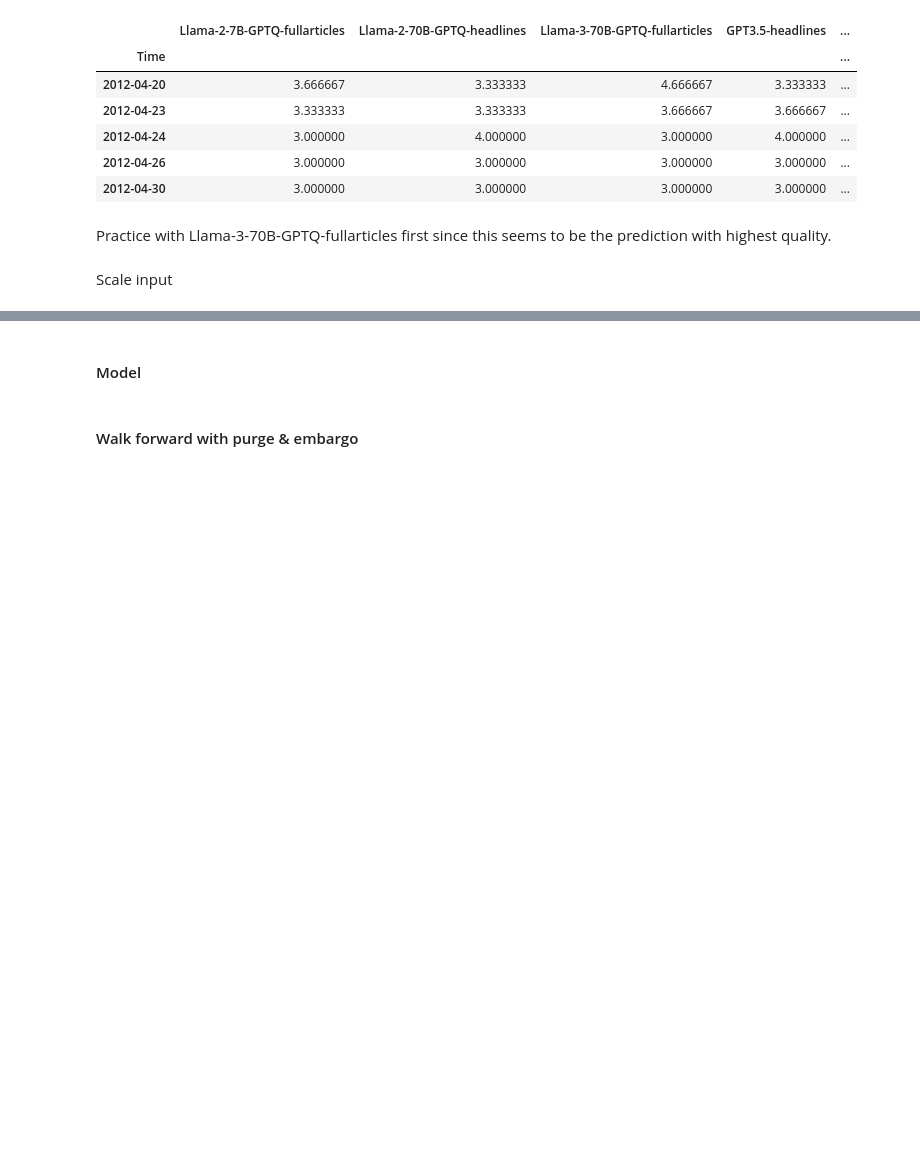
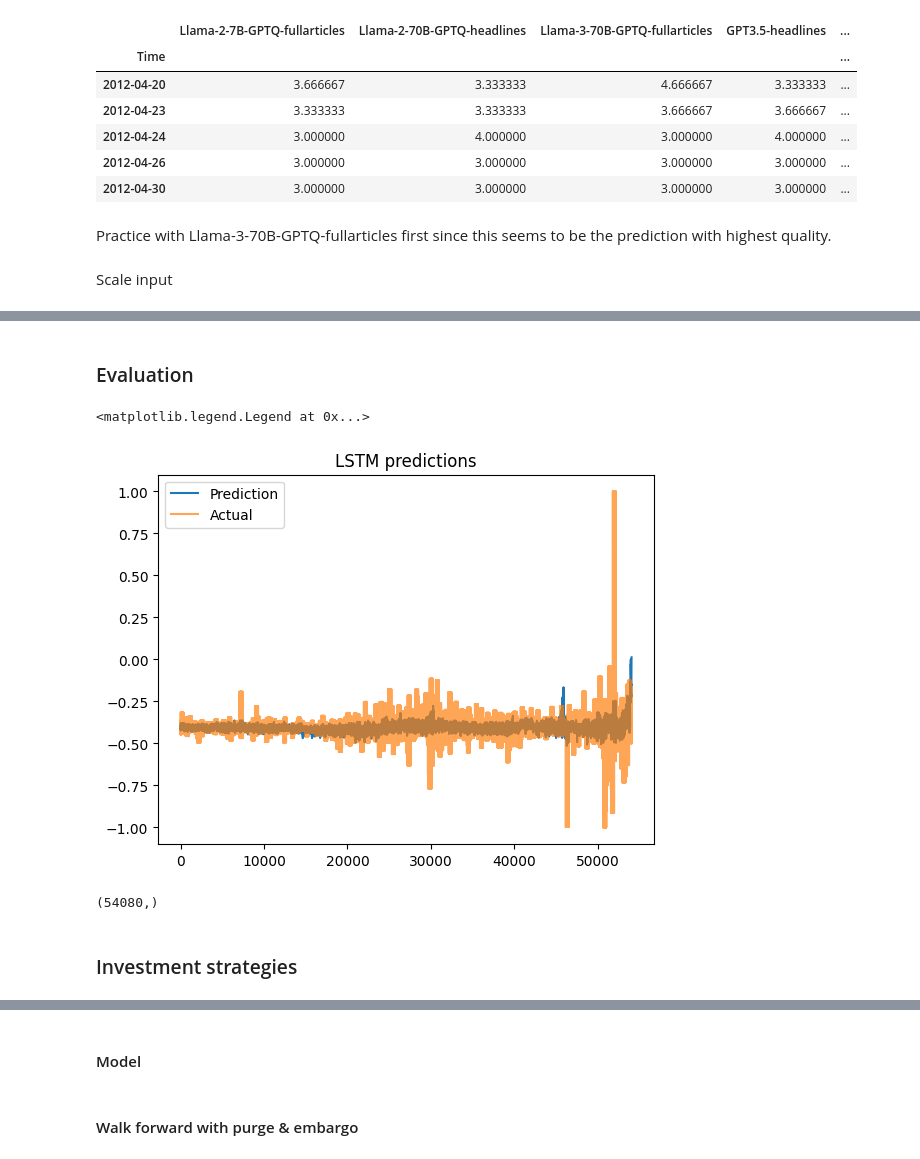
Before and after one commit to gregiberri/llm_financial_sentiment_analysis, a Jupyter notebook: notebooks/7_stock_prediction.ipynb, the cells around one changed output, grey strips where cells are left out. Cells and saved outputs as stored; diff of their text form; code cells hidden in the pictures; blank space fills up the shorter version.

Commit message:
Complete MSE evaluation

```diff
--- a/notebooks/7_stock_prediction.ipynb
+++ b/notebooks/7_stock_prediction.ipynb
@@ -459,7 +459,7 @@ df_full.head()
 Practice with Llama-3-70B-GPTQ-fullarticles first since this seems to be the prediction with highest quality.
 # %%
 df_full = df_full.iloc[1:]
-df_x = df_full[['Llama-3-70B-GPTQ-fullarticles', 'Mkt-RF', 'SMB', 'HML', 'RF']].values
+df_x = df_full[['Llama-3-70B-GPTQ-fullarticles', 'Mkt-RF', 'SMB', 'HML', 'RF', 'Per_ret']].values ## Including outcome in df_x
 df_y = df_full.iloc[:, -1].values
 # %% [markdown]
 Scale input
@@ -477,0 +494,17 @@ y_scaled = y_scaler.transform(df_y.reshape(len(df_y), 1))
+# %%
+class LSTM(nn.Module):
+    def __init__(self, input_size, hidden_layer_size=50, output_size=1,
+                 seq_length=20): ##
+        super(LSTM, self).__init__()
+        self.hidden_layer_size = hidden_layer_size
+        self.lstm = nn.LSTM(input_size, hidden_layer_size)
+        self.linear = nn.Linear(hidden_layer_size, output_size)
+        self.hidden_cell = (torch.zeros(1, seq_length, self.hidden_layer_size), ##(1,1,-1)
+                            torch.zeros(1, seq_length, self.hidden_layer_size)) ##(1,1,-1)
+
+    def forward(self, input_seq):
+        # print('input_seq shape',input_seq.shape)
+        lstm_out, self.hidden_cell = self.lstm(input_seq, self.hidden_cell) #.view(len(input_seq), 1, -1)
+        # Fixed hidden cell shape
+        predictions = self.linear(lstm_out) #lstm_out.view(len(input_seq), -1)
+        return predictions[-1]
@@ -477,0 +513,2 @@ y_scaled = y_scaler.transform(df_y.reshape(len(df_y), 1))
+# %%
+input_size = X_scaled.shape[1]
@@ -477,0 +576,12 @@ y_scaled = y_scaler.transform(df_y.reshape(len(df_y), 1))
+# %%
+# Model and training setup
+seq_length = 20
+input_size = X_scaled.shape[1]
+## model = LSTM(input_size, output_size=PREDICT)
+criterion = nn.MSELoss()
+## optimizer = optim.Adam(model.parameters(), lr=0.001)
+epochs = 5
+
+actual, pred_test = walk_forward_validation(X_scaled, seq_length,
+                        # model,  optimizer ##
+                        criterion, epochs, purge=5, embargo=5)
@@ -477,0 +606,16 @@ y_scaled = y_scaler.transform(df_y.reshape(len(df_y), 1))
+# %% [markdown]
+### Evaluation
+# %%
+# fig, axs = plt.subplots(2, 1, figsize=(15, 10))
+
+plt.title("LSTM predictions")
+plt.plot(pred_test) #[PREDICT:]
+plt.plot(actual,alpha=0.7)
+plt.legend(["Prediction", "Actual"])
+# %% [output]
+<matplotlib.legend.Legend at 0x...>
+[figure, added]
+# %%
+actual.shape
+# %% [output]
+(54080,)
@@ -477,0 +628,2 @@ y_scaled = y_scaler.transform(df_y.reshape(len(df_y), 1))
+# %% [markdown]
+### Investment strategies
```
Also changed, not shown: parts of 24 cells of this notebook, 1 other file.
